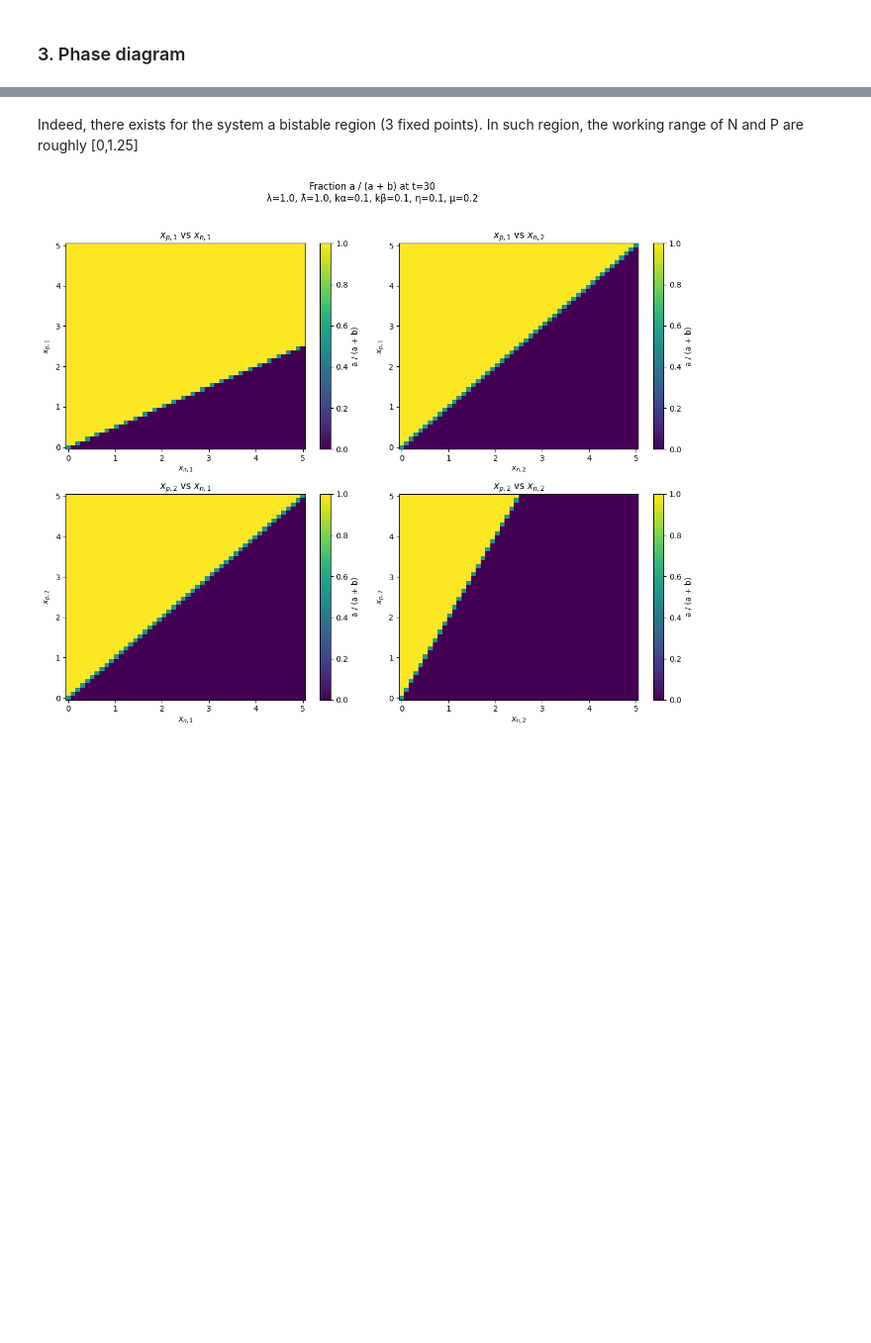
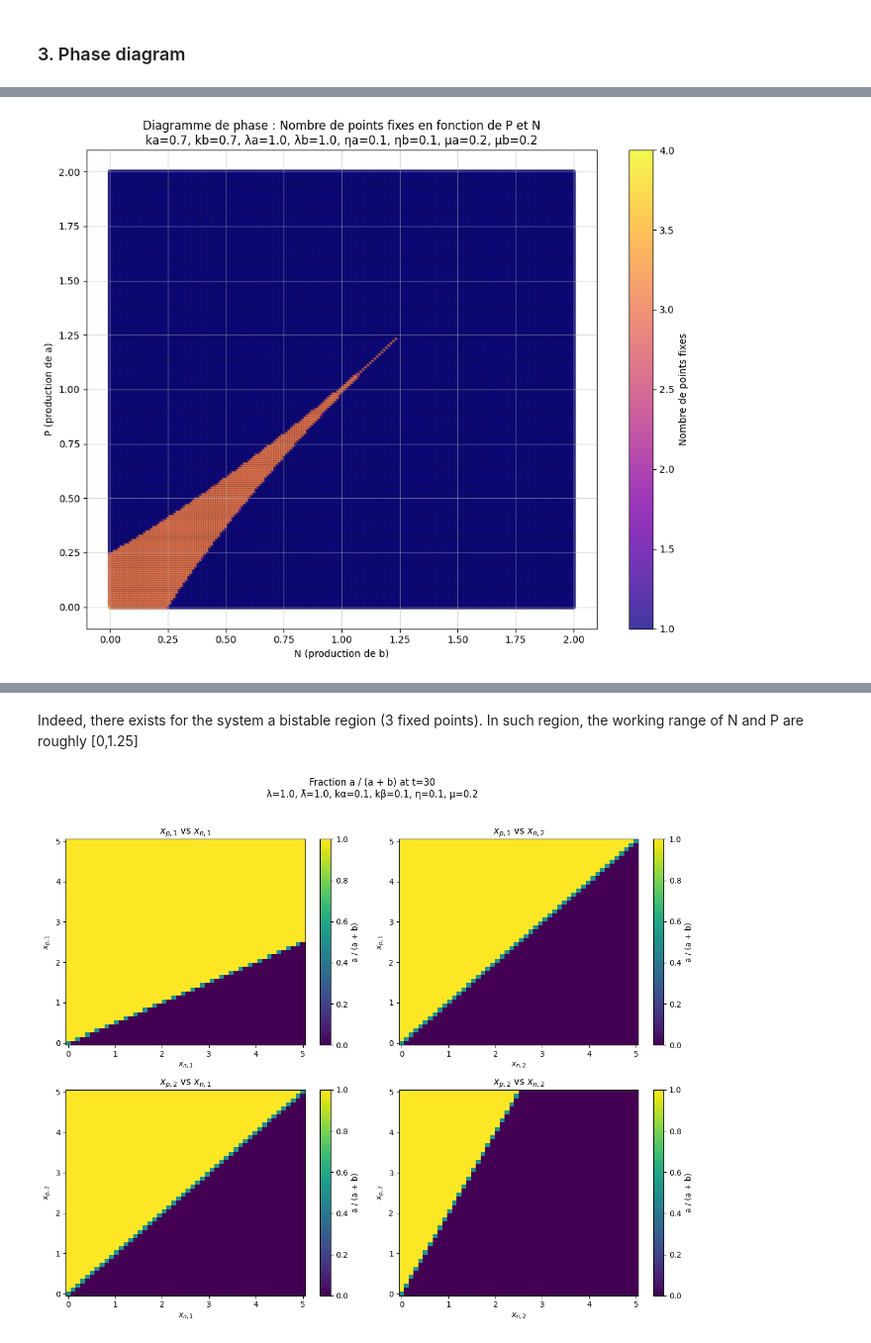
Before and after one commit to Aeronobase/Code-neural-network-with-CRNs, a Jupyter notebook: Sym Neuron-Rondelez_1_Phase_diagram.ipynb, the cells around one changed output, grey strips where cells are left out. Shown at 99% size. Drawn from its saved outputs; the diff is of its cells as text; code cells hidden in the pictures; blank space fills up the shorter version.

```diff
--- a/Sym Neuron-Rondelez_1_Phase_diagram.ipynb
+++ b/Sym Neuron-Rondelez_1_Phase_diagram.ipynb
@@ -551,0 +672,83 @@ Calcul du nombre de points fixes pour chaque (P, N)...
+# %%
+from scipy.optimize import root
+from scipy.integrate import solve_ivp
+from itertools import product
+import numpy as np
+import matplotlib.pyplot as plt
+from tqdm import tqdm
+
+# === Système d'équations ===
+def da_dt(a, b, P):
+    return P + (lambda_a * a) / (1 + k_a * a) - eta_a * a - mu_a * a * b
+
+def db_dt(a, b, N):
+    return N + (lambda_b * b) / (1 + k_b * b) - eta_b * b - mu_b * a * b
+
+def system(y, P, N):
+    a, b = y
+    return [da_dt(a, b, P), db_dt(a, b, N)]
+
+# === Espace de paramètres P et N ===
+P_vals = np.linspace(0, 2, nb_points)
+N_vals = np.linspace(0, 2, nb_points)
+
+# === Valeurs d'initialisation pour la recherche de points fixes ===
+a_guesses = [0.1, 1, 5, 10]
+b_guesses = [0.1, 1, 5, 10]
+
+# === Stockage des résultats ===
+bifurcation_data = []
+
+# === Boucle principale avec barre de progression ===
+print("Calcul du nombre de points fixes pour chaque (P, N)...")
+for P, N in tqdm(product(P_vals, N_vals), total=len(P_vals)*len(N_vals), desc="Grille P vs N"):
+    fixed_points = []
+    seen = []
+
+    # Recherche par solveur 'root'
+    for a0 in a_guesses:
+        for b0 in b_guesses:
+            try:
+                sol = root(lambda y: system(y, P, N), [a0, b0], method='hybr')
+                if sol.success:
+                    a_sol, b_sol = sol.x
+                    if a_sol >= 0 and b_sol >= 0:  # Pas de seuil arbitraire trop élevé
+                        if not any(np.hypot(a_sol - x, b_sol - y) < 0.2 for x, y in seen):
+                            fixed_points.append((a_sol, b_sol))
+                            seen.append((a_sol, b_sol))
+            except:
+                continue
+
+    # Si aucun point fixe trouvé, essaie une simulation dynamique
+    if len(fixed_points) == 0:
+        try:
+            sol_ivp = solve_ivp(lambda t, y: system(y, P, N), [0, 200], [1.0, 1.0],
+                                method='RK45', atol=1e-8, rtol=1e-6)
+            final_a, final_b = sol_ivp.y[0, -1], sol_ivp.y[1, -1]
+            res_final = system([final_a, final_b], P, N)
+            if all(abs(df) < 1e-3 for df in res_final):
+                fixed_points.append((final_a, final_b))
+        except:
+            pass
+
+    bifurcation_data.append((P, N, len(fixed_points)))
+
+# === Conversion en tableau numpy ===
+bifurcation_data = np.array(bifurcation_data)
+P_plot = bifurcation_data[:, 0]
+N_plot = bifurcation_data[:, 1]
+fp_count = bifurcation_data[:, 2]
+
+# === Affichage du diagramme de phase ===
+plt.figure(figsize=(10, 8))
+scatter = plt.scatter(N_plot, P_plot, c=fp_count, cmap='plasma', s=20, alpha=0.8,
+                      edgecolors='k', linewidth=0.2)
+cbar = plt.colorbar(scatter, label="Nombre de points fixes")
+plt.xlabel("N (production de b)")
+plt.ylabel("P (production de a)")
+plt.title(f"Diagramme de phase : Nombre de points fixes en fonction de P et N\n"
+          f"ka={k_a}, kb={k_b}, λa={lambda_a}, λb={lambda_b}, ηa={eta_a}, ηb={eta_b}, μa={mu_a}, μb={mu_b}")
+plt.grid(alpha=0.5)
+plt.tight_layout()
+plt.show()
+# %% [output]
@@ -551,0 +756 @@ Calcul du nombre de points fixes pour chaque (P, N)...
+[figure, added]
```
Also changed, not shown: parts of 7 cells of this notebook, 2 other files.
